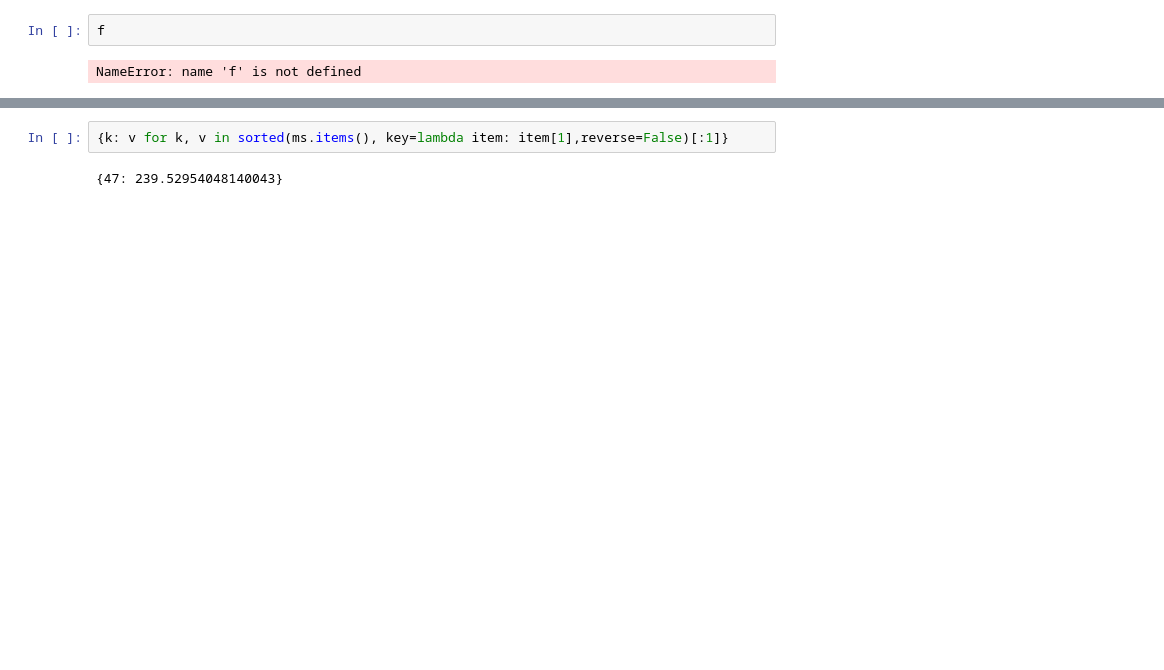
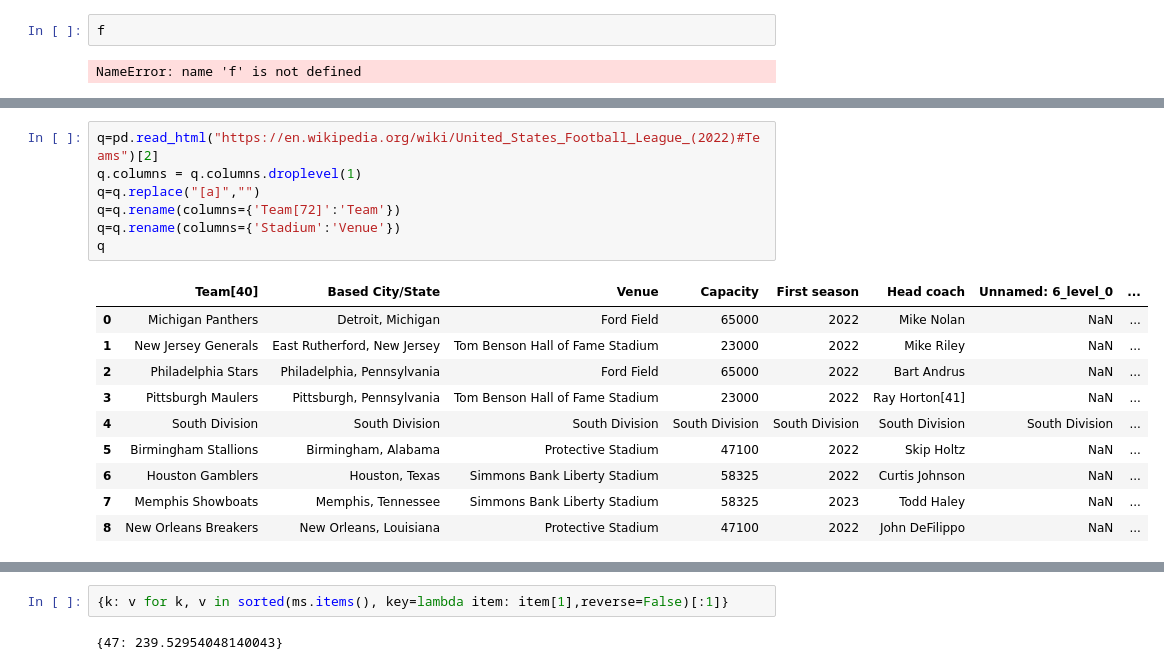
Before and after one commit to easella/usfl, a Jupyter notebook: usfl-elos.ipynb, the cells around one changed output, grey strips where cells are left out. Cells and saved outputs as stored; diff of their text form; blank space fills up the shorter version.

```diff
--- a/usfl-elos.ipynb
+++ b/usfl-elos.ipynb
@@ -353,0 +373,18 @@ best value for spreads:47
+# %%
+q=pd.read_html("https://en.wikipedia.org/wiki/United_States_Football_League_(2022)#Teams")[2]
+q.columns = q.columns.droplevel(1)
+q=q.replace("[a]","")
+q=q.rename(columns={'Team[72]':'Team'})
+q=q.rename(columns={'Stadium':'Venue'})
+q
+# %% [output]
+|  | Team[40] | Based City/State | Venue | Capacity | First season | Head coach | Unnamed: 6_level_0 | ... |
+| 0 | Michigan Panthers | Detroit, Michigan | Ford Field | 65000 | 2022 | Mike Nolan | NaN | ... |
+| 1 | New Jersey Generals | East Rutherford, New Jersey | Tom Benson Hall of Fame Stadium | 23000 | 2022 | Mike Riley | NaN | ... |
+| 2 | Philadelphia Stars | Philadelphia, Pennsylvania | Ford Field | 65000 | 2022 | Bart Andrus | NaN | ... |
+| 3 | Pittsburgh Maulers | Pittsburgh, Pennsylvania | Tom Benson Hall of Fame Stadium | 23000 | 2022 | Ray Horton[41] | NaN | ... |
+| 4 | South Division | South Division | South Division | South Division | South Division | South Division | South Division | ... |
+| 5 | Birmingham Stallions | Birmingham, Alabama | Protective Stadium | 47100 | 2022 | Skip Holtz | NaN | ... |
+| 6 | Houston Gamblers | Houston, Texas | Simmons Bank Liberty Stadium | 58325 | 2022 | Curtis Johnson | NaN | ... |
+| 7 | Memphis Showboats | Memphis, Tennessee | Simmons Bank Liberty Stadium | 58325 | 2023 | Todd Haley | NaN | ... |
+| 8 | New Orleans Breakers | New Orleans, Louisiana | Protective Stadium | 47100 | 2022 | John DeFilippo | NaN | ... |
```
Also changed, not shown: parts of 11 cells of this notebook.
